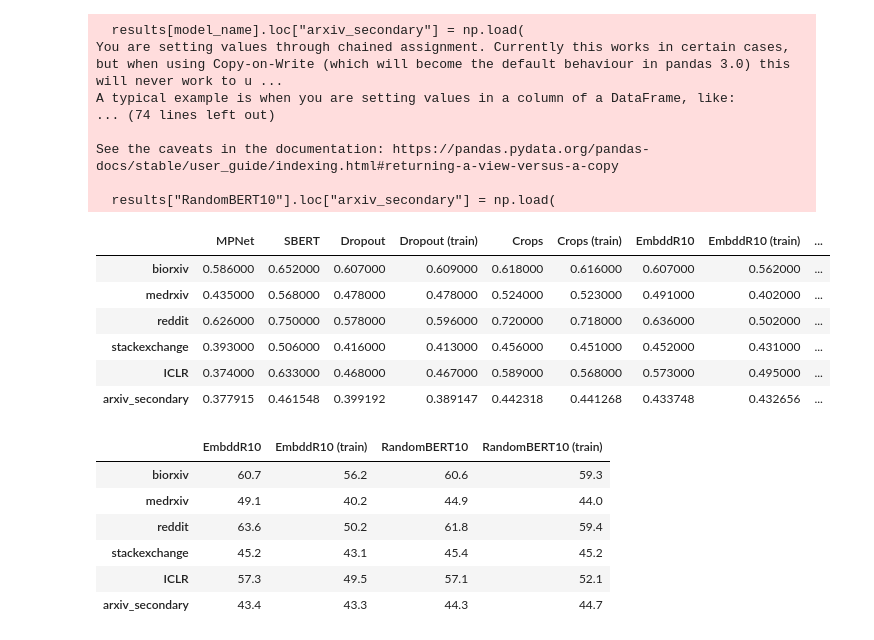
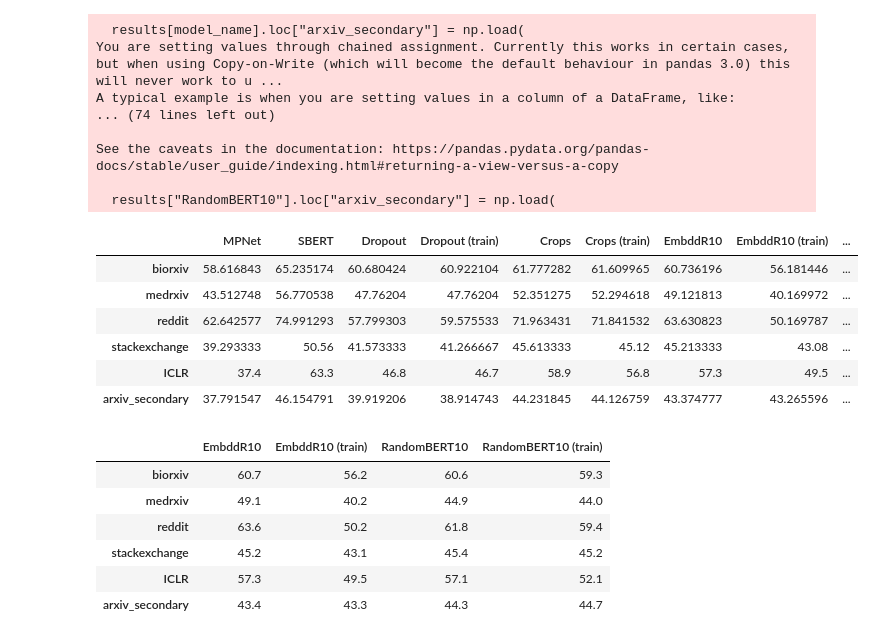
Before and after one commit to berenslab/text-embed-augm, a Jupyter notebook: scripts/updated_dataset/print-results.ipynb, the cells around one changed output. Drawn from its saved outputs; the diff is of its cells as text; code cells hidden in the pictures.

```diff
--- a/scripts/updated_dataset/print-results.ipynb
+++ b/scripts/updated_dataset/print-results.ipynb
@@ -2607,15 +2607,15 @@ See the caveats in the documentation: https://pandas.pydata.org/pandas-docs/stab
 
   results["RandomBERT10"].loc["arxiv_secondary"] = np.load(
 # %%
-results
+results * 100
 # %% [output]
 |  | MPNet | SBERT | Dropout | Dropout (train) | Crops | Crops (train) | EmbddR10 | EmbddR10 (train) | ... |
-| biorxiv | 0.586000 | 0.652000 | 0.607000 | 0.609000 | 0.618000 | 0.616000 | 0.607000 | 0.562000 | ... |
-| medrxiv | 0.435000 | 0.568000 | 0.478000 | 0.478000 | 0.524000 | 0.523000 | 0.491000 | 0.402000 | ... |
-| reddit | 0.626000 | 0.750000 | 0.578000 | 0.596000 | 0.720000 | 0.718000 | 0.636000 | 0.502000 | ... |
-| stackexchange | 0.393000 | 0.506000 | 0.416000 | 0.413000 | 0.456000 | 0.451000 | 0.452000 | 0.431000 | ... |
-| ICLR | 0.374000 | 0.633000 | 0.468000 | 0.467000 | 0.589000 | 0.568000 | 0.573000 | 0.495000 | ... |
-| arxiv_secondary | 0.377915 | 0.461548 | 0.399192 | 0.389147 | 0.442318 | 0.441268 | 0.433748 | 0.432656 | ... |
+| biorxiv | 58.616843 | 65.235174 | 60.680424 | 60.922104 | 61.777282 | 61.609965 | 60.736196 | 56.181446 | ... |
+| medrxiv | 43.512748 | 56.770538 | 47.76204 | 47.76204 | 52.351275 | 52.294618 | 49.121813 | 40.169972 | ... |
+| reddit | 62.642577 | 74.991293 | 57.799303 | 59.575533 | 71.963431 | 71.841532 | 63.630823 | 50.169787 | ... |
+| stackexchange | 39.293333 | 50.56 | 41.573333 | 41.266667 | 45.613333 | 45.12 | 45.213333 | 43.08 | ... |
+| ICLR | 37.4 | 63.3 | 46.8 | 46.7 | 58.9 | 56.8 | 57.3 | 49.5 | ... |
+| arxiv_secondary | 37.791547 | 46.154791 | 39.919206 | 38.914743 | 44.231845 | 44.126759 | 43.374777 | 43.265596 | ... |
 # %%
 results = results.astype(float).round(3)
 results[
```
Also changed, not shown: parts of 3 cells of this notebook, 32 other files.
